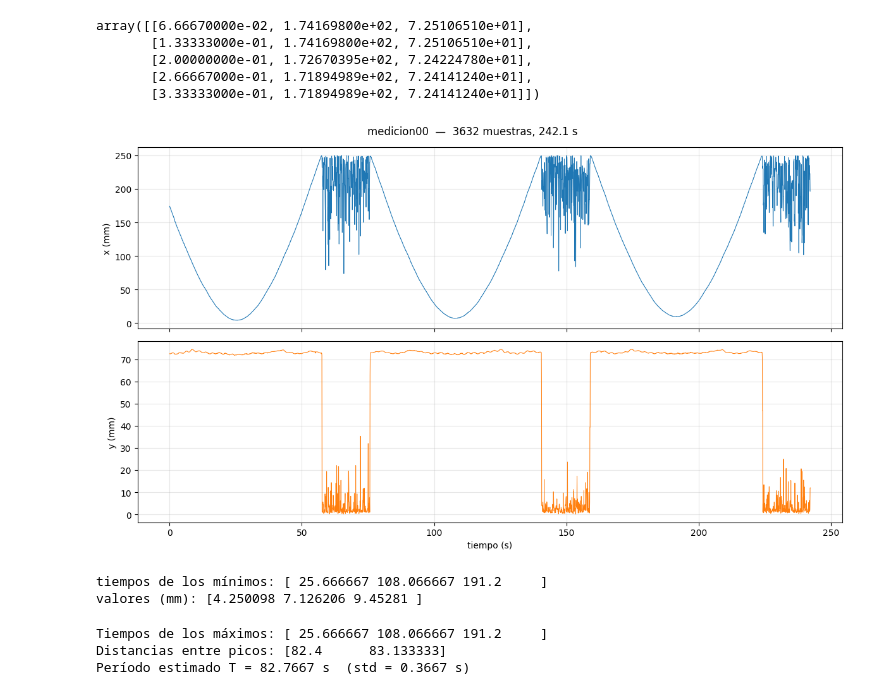
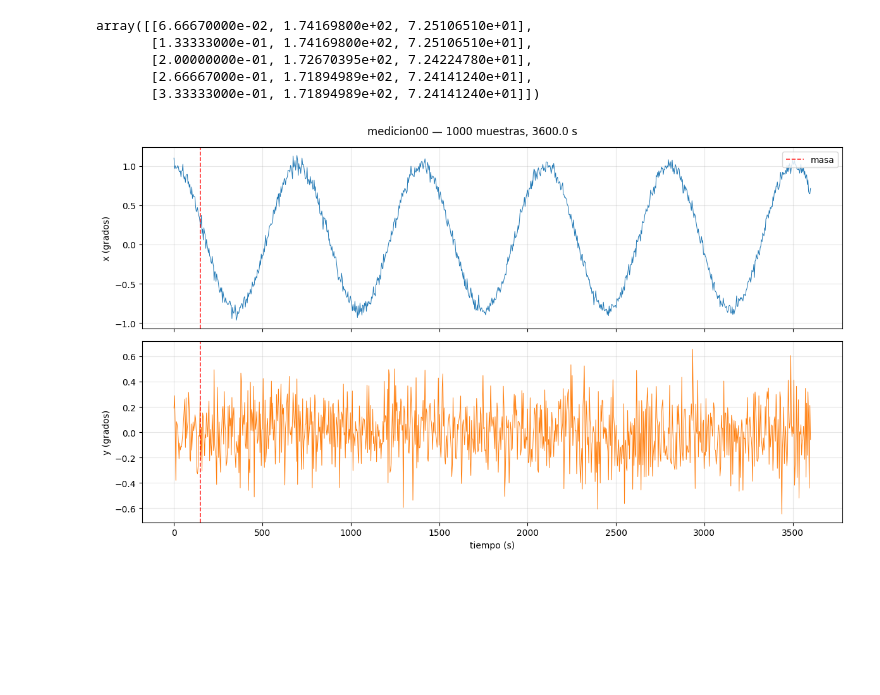
Before and after one commit to lennystratas/labo-4-2026, a Jupyter notebook: CAVENDISH/Análisis/graficar_rapidoV2.ipynb, the cells around one changed output. Saved outputs shown, nothing was run; the diff lists cells and outputs as text; code cells hidden in the pictures; blank space fills up the shorter version.

```diff
--- a/CAVENDISH/Análisis/graficar_rapidoV2.ipynb
+++ b/CAVENDISH/Análisis/graficar_rapidoV2.ipynb
@@ -65,56 +599,41 @@ array([[6.66670000e-02, 1.74169800e+02, 7.25106510e+01],
 # %%
 t    = datos[:, 0]   # tiempo (s)
 x_mm = datos[:, 1]   # posición X (mm)
 y_mm = datos[:, 2]   # posición Y (mm)
 
+# ---------- mm -> grados (palanca óptica) ----------
+# El haz se refleja en el espejo del péndulo: si el espejo gira θ, el haz se desvía 2θ.
+# Por eso el ángulo del PÉNDULO = ángulo del haz / 2  (poné 1 si querés el ángulo del haz).
+FACTOR_ESPEJO = 2.0
+if not np.isfinite(dist_pantalla_cm):
+    raise ValueError("El meta no tiene 'distancia_a_la_pantalla (cm)'.")
+L_mm = dist_pantalla_cm * 10.0           # distancia a la pantalla en mm
+
+def mm_a_grados(v_mm):
+    return np.degrees(np.arctan(v_mm / L_mm)) / FACTOR_ESPEJO
+
+#x_deg = mm_a_grados(x_mm)
+#y_deg = mm_a_grados(y_mm)
+
+# x_deg = np.sin(2*np.pi*t/60) * 2 + 0.7 + np.random.normal(0, 0.1, size=t.shape)
+t = t_c
+y_deg = np.random.normal(0, 0.2, size=t.shape)
+x_deg = x_c + np.random.normal(0, 0.05, size=t.shape)
+
 fig, axs = plt.subplots(2, 1, figsize=(12, 7), sharex=True)
-axs[0].plot(t, x_mm, lw=0.7)
-axs[0].set_ylabel("x (mm)")
+axs[0].plot(t, x_deg, lw=0.7)
+axs[0].set_ylabel("x (grados)")
 axs[0].grid(alpha=0.3)
-axs[1].plot(t, y_mm, lw=0.7, color="tab:orange")
-axs[1].set_ylabel("y (mm)")
+marcar_masas(axs[0])
+axs[1].plot(t, y_deg, lw=0.7, color="tab:orange")
+axs[1].set_ylabel("y (grados)")
 axs[1].set_xlabel("tiempo (s)")
 axs[1].grid(alpha=0.3)
-fig.suptitle(f"{os.path.basename(CARPETA)}  —  {len(t)} muestras, {t[-1]:.1f} s")
+marcar_masas(axs[1])
+if masa_times:
+    axs[0].legend(loc="upper right")
+fig.suptitle(f"{os.path.basename(CARPETA)} — {len(t)} muestras, {t[-1]:.1f} s")
 plt.tight_layout()
 plt.show()
 # %% [output]
-[figure, old version]
+[figure, new version]
-# %%
-# Período: definí intervalos (t_min, t_max) donde haya UN máximo claro de x(t).
-# Ajustá estos valores mirando el gráfico de arriba.
-senal = x_mm     # eje a analizar (X es el relevante para Cavendish)
-
-intervalos = [
-    (0,  50),
-    (100, 120),
-    (180, 200),
-]
-
-picos = []
-for tmin, tmax in intervalos:
-    mask = (t >= tmin) & (t <= tmax)
-    if not mask.any():
-        print(f"  (intervalo {tmin}-{tmax}s vacío, lo salto)")
-        continue
-    idx_local = np.argmin(senal[mask])
-    picos.append(int(np.where(mask)[0][idx_local]))
-
-picos = np.array(picos)
-print("tiempos de los mínimos:", t[picos])
-print("valores (mm):", senal[picos])
-# %% [output]
-tiempos de los mínimos: [ 25.666667 108.066667 191.2     ]
-valores (mm): [4.250098 7.126206 9.45281 ]
-# %%
-t_picos = t[picos]
-diffs = np.diff(t_picos)
-T = diffs.mean()
-
-print(f"Tiempos de los máximos: {t_picos}")
-print(f"Distancias entre picos: {diffs}")
-print(f"Período estimado T = {T:.4f} s  (std = {diffs.std():.4f} s)")
-# %% [output]
-Tiempos de los máximos: [ 25.666667 108.066667 191.2     ]
-Distancias entre picos: [82.4      83.133333]
-Período estimado T = 82.7667 s  (std = 0.3667 s)
```
Also changed, not shown: parts of 11 cells of this notebook, 3 other files.
